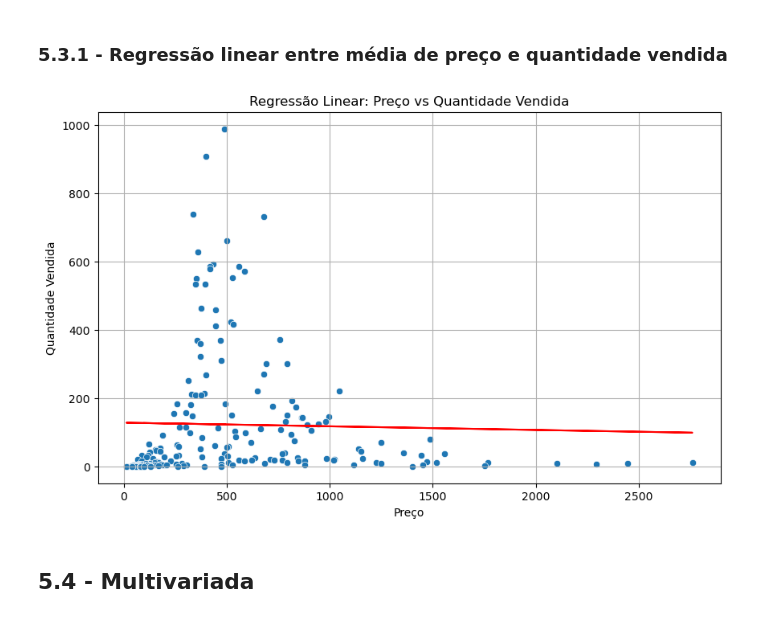
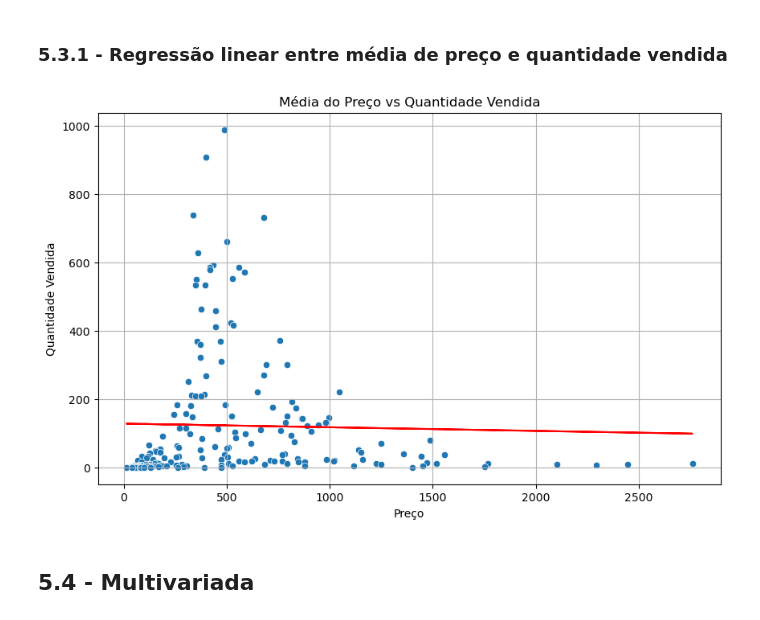
Before and after one commit to luc457x/CDS-ElasticidadeDePreco, a Jupyter notebook: notebook.ipynb, the cells around one changed output. Drawn from its saved outputs; the diff is of its cells as text; code cells hidden in the pictures.

```diff
--- a/notebook.ipynb
+++ b/notebook.ipynb
@@ -332,27 +332,27 @@ plt.show()
 # %%
 # Contar a quantidade de vendas por data (assumindo que cada linha representa uma venda)
 quantidade_vendida = df_clear['date_imp_d'].value_counts().reset_index()
 quantidade_vendida.columns = ['date_imp_d', 'quantidade_vendida']
 # Calcula preço médio para cada uma das 188 datas observadas
 preco = df_clear.groupby('date_imp_d')['price'].mean().reset_index()
 # Mesclar os dados de quantidade e preço
 dados = pd.merge(quantidade_vendida, preco, on='date_imp_d')
 # Criar o modelo de regressão linear
 x = dados[['price']]
 y = dados['quantidade_vendida']
 model = LinearRegression()
 model.fit(x, y)
 # Plotar a regressão linear
 plt.figure(figsize=(10, 6))
 sns.scatterplot(x='price', y='quantidade_vendida', data=dados)
 plt.plot(dados['price'], model.predict(x), color='red')
-plt.title('Regressão Linear: Média do Preço vs Quantidade Vendida')
+plt.title('Média do Preço vs Quantidade Vendida')
 plt.xlabel('Preço')
 plt.ylabel('Quantidade Vendida')
 plt.grid(True)
 plt.show()
 # %% [output]
-[figure, old version]
+[figure, new version]
 # %% [markdown]
 ## 5.4 - Multivariada
 # %% [markdown]
```
